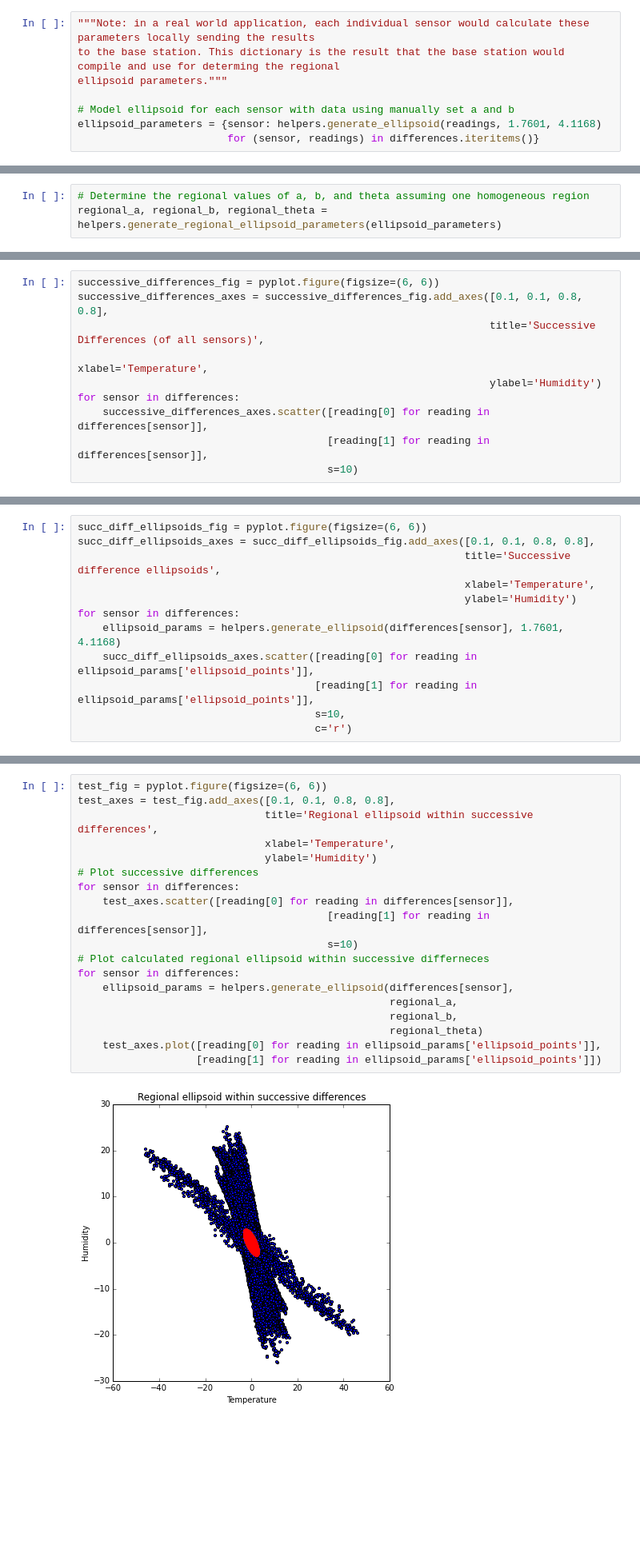
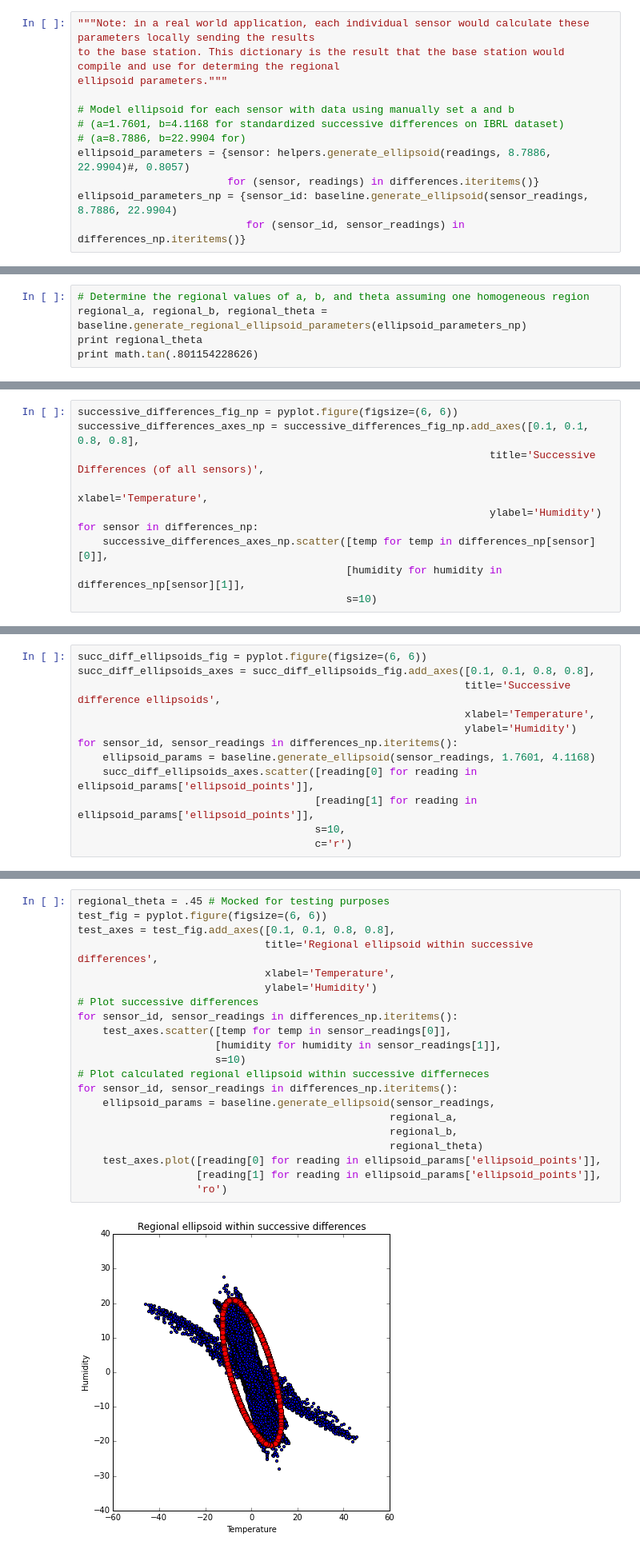
Before and after one commit to HarryRybacki-zz/SensorDataResearchReproduction, a Jupyter notebook: AnomalyDetectionNotebook.ipynb, the cells around one changed output, grey strips where cells are left out. Shown at 80% size. Cells and saved outputs as stored; diff of their text form; blank space fills up the shorter version.

```diff
--- a/AnomalyDetectionNotebook.ipynb
+++ b/AnomalyDetectionNotebook.ipynb
@@ -73,8 +91,12 @@ to the base station. This dictionary is the result that the base station would c
 ellipsoid parameters."""
 
 # Model ellipsoid for each sensor with data using manually set a and b
-ellipsoid_parameters = {sensor: helpers.generate_ellipsoid(readings, 1.7601, 4.1168)
+# (a=1.7601, b=4.1168 for standardized successive differences on IBRL dataset)
+# (a=8.7886, b=22.9904 for)
+ellipsoid_parameters = {sensor: helpers.generate_ellipsoid(readings, 8.7886, 22.9904)#, 0.8057)
                         for (sensor, readings) in differences.iteritems()}
+ellipsoid_parameters_np = {sensor_id: baseline.generate_ellipsoid(sensor_readings, 8.7886, 22.9904)
+                           for (sensor_id, sensor_readings) in differences_np.iteritems()}
 # %% [markdown]
 ### Perform Ellipsoid Boundary Modeling (ALTERNATIVE APPROACH)
 # %%
@@ -85,4 +107,6 @@ ellipsoid_parameters = {sensor: helpers.generate_ellipsoid(readings, 1.7601, 4.1
 ### Perform Regional Ellipsoid Boundary Modeling (BASELINE)
 # %%
 # Determine the regional values of a, b, and theta assuming one homogeneous region
-regional_a, regional_b, regional_theta = helpers.generate_regional_ellipsoid_parameters(ellipsoid_parameters)
+regional_a, regional_b, regional_theta = baseline.generate_regional_ellipsoid_parameters(ellipsoid_parameters_np)
+print regional_theta
+print math.tan(.801154228626)
@@ -137,13 +157,13 @@ for sensor in measurements:
 # %% [markdown]
 ### Subplot Two: Successive differences
 # %%
-successive_differences_fig = pyplot.figure(figsize=(6, 6))
-successive_differences_axes = successive_differences_fig.add_axes([0.1, 0.1, 0.8, 0.8],
+successive_differences_fig_np = pyplot.figure(figsize=(6, 6))
+successive_differences_axes_np = successive_differences_fig_np.add_axes([0.1, 0.1, 0.8, 0.8],
                                                                   title='Successive Differences (of all sensors)',
                                                                   xlabel='Temperature',
                                                                   ylabel='Humidity')
-for sensor in differences:
-    successive_differences_axes.scatter([reading[0] for reading in differences[sensor]],
-                                        [reading[1] for reading in differences[sensor]],
-                                        s=10)
+for sensor in differences_np:
+    successive_differences_axes_np.scatter([temp for temp in differences_np[sensor][0]],
+                                           [humidity for humidity in differences_np[sensor][1]],
+                                           s=10)
 # %% [output]
@@ -180,8 +199,8 @@ succ_diff_ellipsoids_axes = succ_diff_ellipsoids_fig.add_axes([0.1, 0.1, 0.8, 0.
                                                               title='Successive difference ellipsoids',
                                                               xlabel='Temperature',
                                                               ylabel='Humidity')
-for sensor in differences:
-    ellipsoid_params = helpers.generate_ellipsoid(differences[sensor], 1.7601, 4.1168)
+for sensor_id, sensor_readings in differences_np.iteritems():
+    ellipsoid_params = baseline.generate_ellipsoid(sensor_readings, 1.7601, 4.1168)
     succ_diff_ellipsoids_axes.scatter([reading[0] for reading in ellipsoid_params['ellipsoid_points']],
                                       [reading[1] for reading in ellipsoid_params['ellipsoid_points']],
                                       s=10,
@@ -217,26 +238,28 @@ for sensor in standardized_differences:
 # %% [markdown]
 ### Subplot six: Regional ellipsoid within successive differences
 # %%
+regional_theta = .45 # Mocked for testing purposes
 test_fig = pyplot.figure(figsize=(6, 6))
 test_axes = test_fig.add_axes([0.1, 0.1, 0.8, 0.8],
                               title='Regional ellipsoid within successive differences',
                               xlabel='Temperature',
                               ylabel='Humidity')
 # Plot successive differences
-for sensor in differences:
-    test_axes.scatter([reading[0] for reading in differences[sensor]],
-                                        [reading[1] for reading in differences[sensor]],
-                                        s=10)
+for sensor_id, sensor_readings in differences_np.iteritems():
+    test_axes.scatter([temp for temp in sensor_readings[0]],
+                      [humidity for humidity in sensor_readings[1]],
+                      s=10)
 # Plot calculated regional ellipsoid within successive differneces
-for sensor in differences:
-    ellipsoid_params = helpers.generate_ellipsoid(differences[sensor],
+for sensor_id, sensor_readings in differences_np.iteritems():
+    ellipsoid_params = baseline.generate_ellipsoid(sensor_readings,
                                                   regional_a,
                                                   regional_b,
                                                   regional_theta)
     test_axes.plot([reading[0] for reading in ellipsoid_params['ellipsoid_points']],
-                   [reading[1] for reading in ellipsoid_params['ellipsoid_points']])
+                   [reading[1] for reading in ellipsoid_params['ellipsoid_points']],
+                   'ro')
 # %% [output]
-[figure, old version]
+[figure, new version]
 # %% [markdown]
 #### Save subplot six?
 # %%
```
Also changed, not shown: parts of 36 cells of this notebook, 1 other file.
